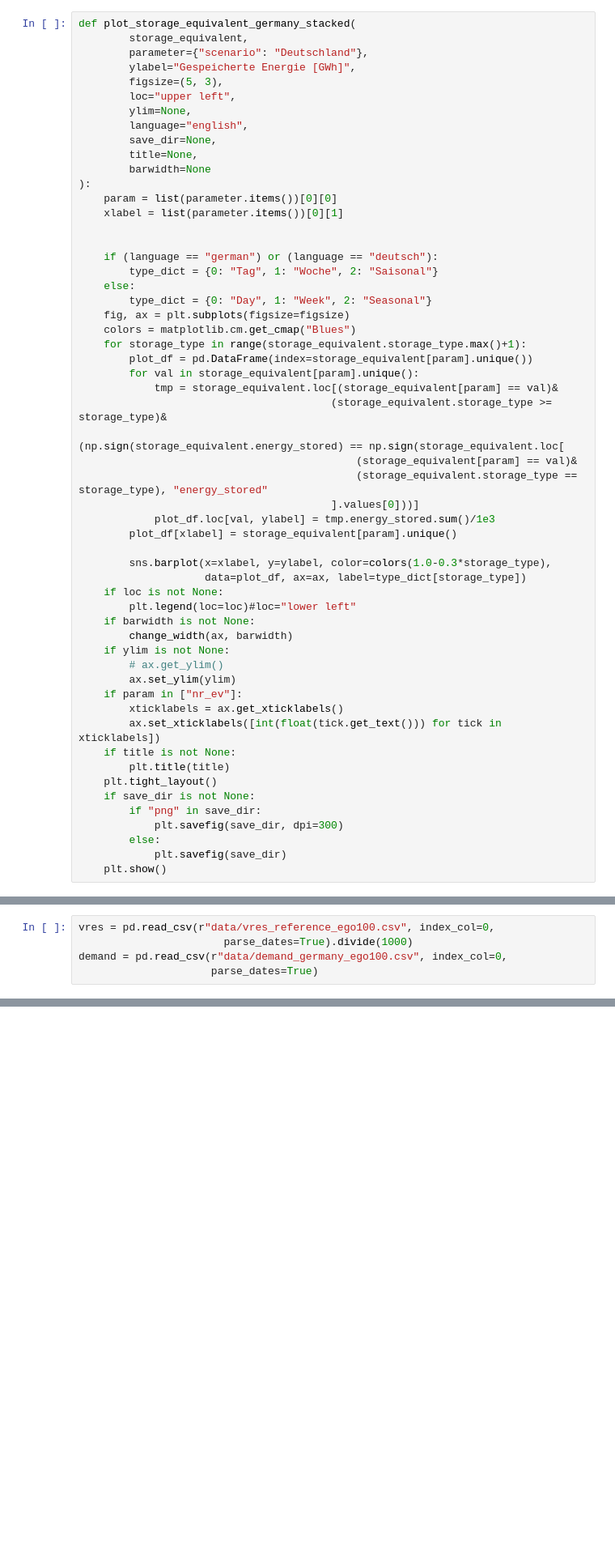
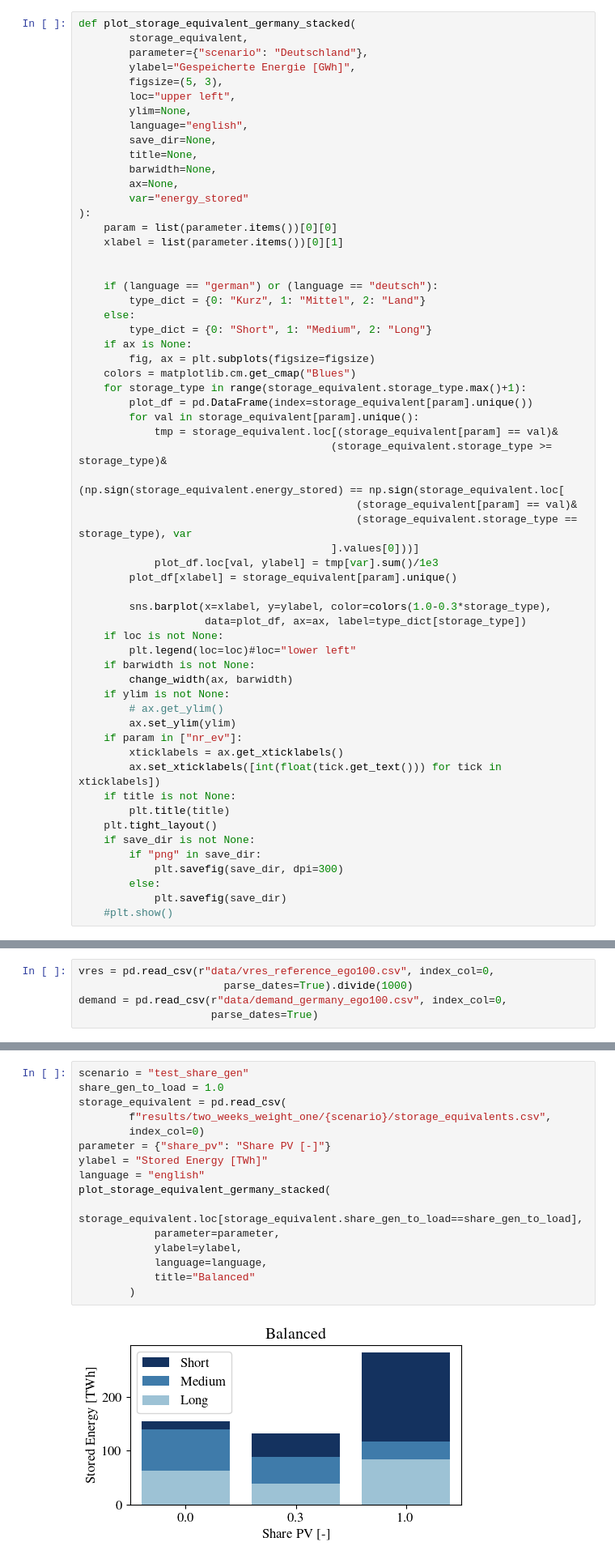
Before and after one commit to AnyaHe/SEM, a Jupyter notebook: Plots.ipynb, the cells around one changed output, grey strips where cells are left out. Shown at 81% size. Cells and saved outputs as stored; diff of their text form; blank space fills up the shorter version.

```diff
--- a/Plots.ipynb
+++ b/Plots.ipynb
@@ -36,17 +36,20 @@ def plot_storage_equivalent_germany_stacked(
         language="english",
         save_dir=None,
         title=None,
-        barwidth=None
+        barwidth=None,
+        ax=None,
+        var="energy_stored"
 ):
     param = list(parameter.items())[0][0]
     xlabel = list(parameter.items())[0][1]
 
 
     if (language == "german") or (language == "deutsch"):
-        type_dict = {0: "Tag", 1: "Woche", 2: "Saisonal"}
+        type_dict = {0: "Kurz", 1: "Mittel", 2: "Land"}
     else:
-        type_dict = {0: "Day", 1: "Week", 2: "Seasonal"}
-    fig, ax = plt.subplots(figsize=figsize)
+        type_dict = {0: "Short", 1: "Medium", 2: "Long"}
+    if ax is None:
+        fig, ax = plt.subplots(figsize=figsize)
     colors = matplotlib.cm.get_cmap("Blues")
     for storage_type in range(storage_equivalent.storage_type.max()+1):
         plot_df = pd.DataFrame(index=storage_equivalent[param].unique())
@@ -55,9 +58,9 @@ def plot_storage_equivalent_germany_stacked(
                                         (storage_equivalent.storage_type >= storage_type)&
                                         (np.sign(storage_equivalent.energy_stored) == np.sign(storage_equivalent.loc[
                                             (storage_equivalent[param] == val)&
-                                            (storage_equivalent.storage_type == storage_type), "energy_stored"
+                                            (storage_equivalent.storage_type == storage_type), var
                                         ].values[0]))]
-            plot_df.loc[val, ylabel] = tmp.energy_stored.sum()/1e3
+            plot_df.loc[val, ylabel] = tmp[var].sum()/1e3
         plot_df[xlabel] = storage_equivalent[param].unique()
 
         sns.barplot(x=xlabel, y=ylabel, color=colors(1.0-0.3*storage_type),
@@ -80,7 +83,7 @@ def plot_storage_equivalent_germany_stacked(
             plt.savefig(save_dir, dpi=300)
         else:
             plt.savefig(save_dir)
-    plt.show()
+    #plt.show()
 # %%
 def plot_storage_equivalent_germany_stacked_two(
         storage_equivalent_1, storage_equivalent_2,
@@ -1956,0 +1962,18 @@ demand = pd.read_csv(r"data/demand_germany_ego100.csv", index_col=0,
+# %%
+scenario = "test_share_gen"
+share_gen_to_load = 1.0
+storage_equivalent = pd.read_csv(
+        f"results/two_weeks_weight_one/{scenario}/storage_equivalents.csv",
+        index_col=0)
+parameter = {"share_pv": "Share PV [-]"}
+ylabel = "Stored Energy [TWh]"
+language = "english"
+plot_storage_equivalent_germany_stacked(
+            storage_equivalent.loc[storage_equivalent.share_gen_to_load==share_gen_to_load],
+            parameter=parameter,
+            ylabel=ylabel,
+            language=language,
+            title="Balanced"
+        )
+# %% [output]
+[figure, added]
```
Also changed, not shown: parts of 23 cells of this notebook, 3 other files.
